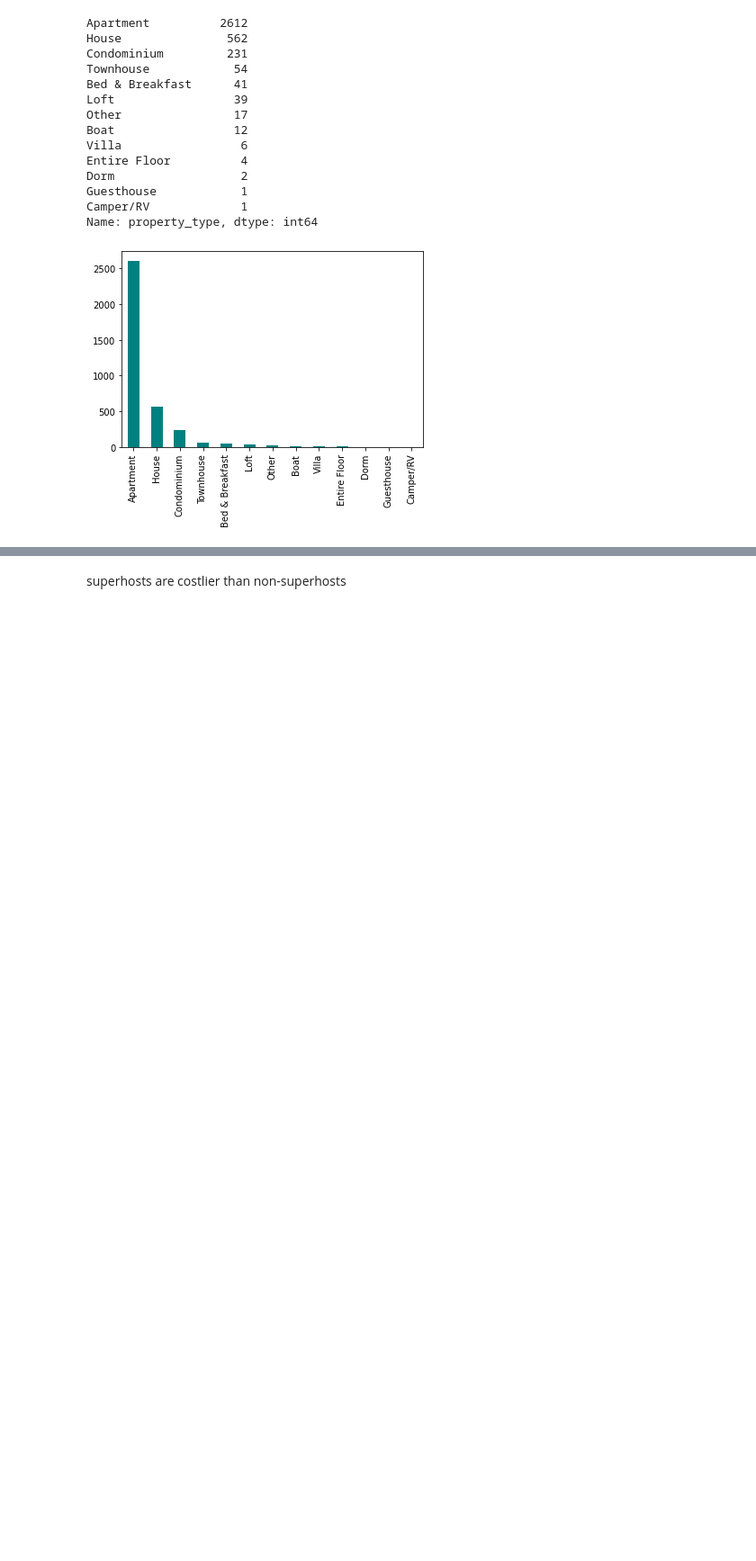
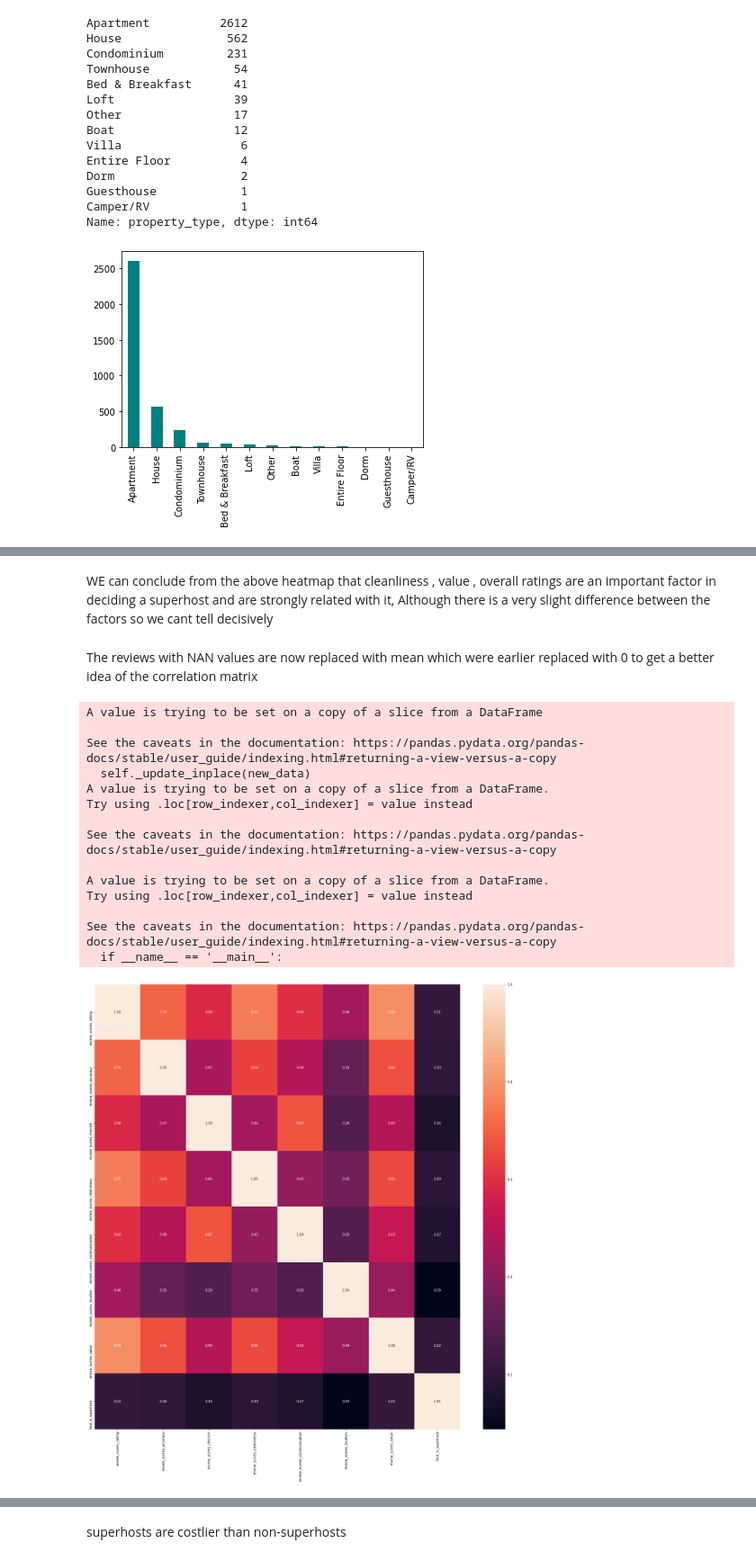
Before and after one commit to yashmanuraj2/udacity-DS, a Jupyter notebook: DSproject.ipynb, the cells around one changed output, grey strips where cells are left out. Shown at 90% size. Saved outputs shown, nothing was run; the diff lists cells and outputs as text; code cells hidden in the pictures; blank space fills up the shorter version.

```diff
--- a/DSproject.ipynb
+++ b/DSproject.ipynb
@@ -193,0 +142,3 @@ Name: room_type, dtype: int64
+# %%
+li['monthly_price'] = li['monthly_price'].replace({'\$': '', ',': ''}, regex=True)
+li['monthly_price'] =li['monthly_price'].astype(float)
@@ -193,0 +155,7 @@ Name: room_type, dtype: int64
+# %%
+
+#Checking the columns for Nan Values
+#Getting a rough idea of NAn values
+num_cols =features_df.select_dtypes(include=['float', 'int']).columns
+for col in num_cols:
+    print(col,features_df[col].isnull().sum())
@@ -326,0 +395,36 @@ guesthouses are the costliest whereas rv and camper are the cheapest
+# %% [markdown]
+WE can conclude from the above heatmap that cleanliness , value , overall ratings are an important factor in deciding a superhost and are strongly related with it, Although there is a very slight difference between the factors so we cant tell decisively
+# %% [markdown]
+The reviews with NAN values are now replaced with mean which were earlier replaced with 0 to get a better idea of the correlation matrix
+# %%
+
+# Creating a seperate data frame to replace NAN reviews with mean value and compare it with superhosts
+#Previously all the Nan values were replaced with 0
+X1 = li[['review_scores_rating','review_scores_accuracy','review_scores_checkin','review_scores_cleanliness','review_scores_communication',
+'review_scores_location','review_scores_value','host_is_superhost']]
+num_vars = X1.select_dtypes(include=['int', 'float']).columns
+for col in num_vars:
+        X1[col].fillna((X1[col].mean()), inplace=True)
+  # some data cleaning
+   # replacing t with 1 and f with 0
+X1['host_is_superhost'] = X1['host_is_superhost'].replace('t',1)
+X1['host_is_superhost'] = X1['host_is_superhost'].replace('f',0)
+
+fig, ax = plt.pyplot.subplots(figsize=(25,25))
+sns.heatmap(X1.corr(), annot=True, fmt='.2f');
+# %% [output]
+A value is trying to be set on a copy of a slice from a DataFrame
+
+See the caveats in the documentation: https://pandas.pydata.org/pandas-docs/stable/user_guide/indexing.html#returning-a-view-versus-a-copy
+  self._update_inplace(new_data)
+A value is trying to be set on a copy of a slice from a DataFrame.
+Try using .loc[row_indexer,col_indexer] = value instead
+
+See the caveats in the documentation: https://pandas.pydata.org/pandas-docs/stable/user_guide/indexing.html#returning-a-view-versus-a-copy
+
+A value is trying to be set on a copy of a slice from a DataFrame.
+Try using .loc[row_indexer,col_indexer] = value instead
+
+See the caveats in the documentation: https://pandas.pydata.org/pandas-docs/stable/user_guide/indexing.html#returning-a-view-versus-a-copy
+  if __name__ == '__main__':
+[figure, added]
```
Also changed, not shown: parts of 77 cells of this notebook.
